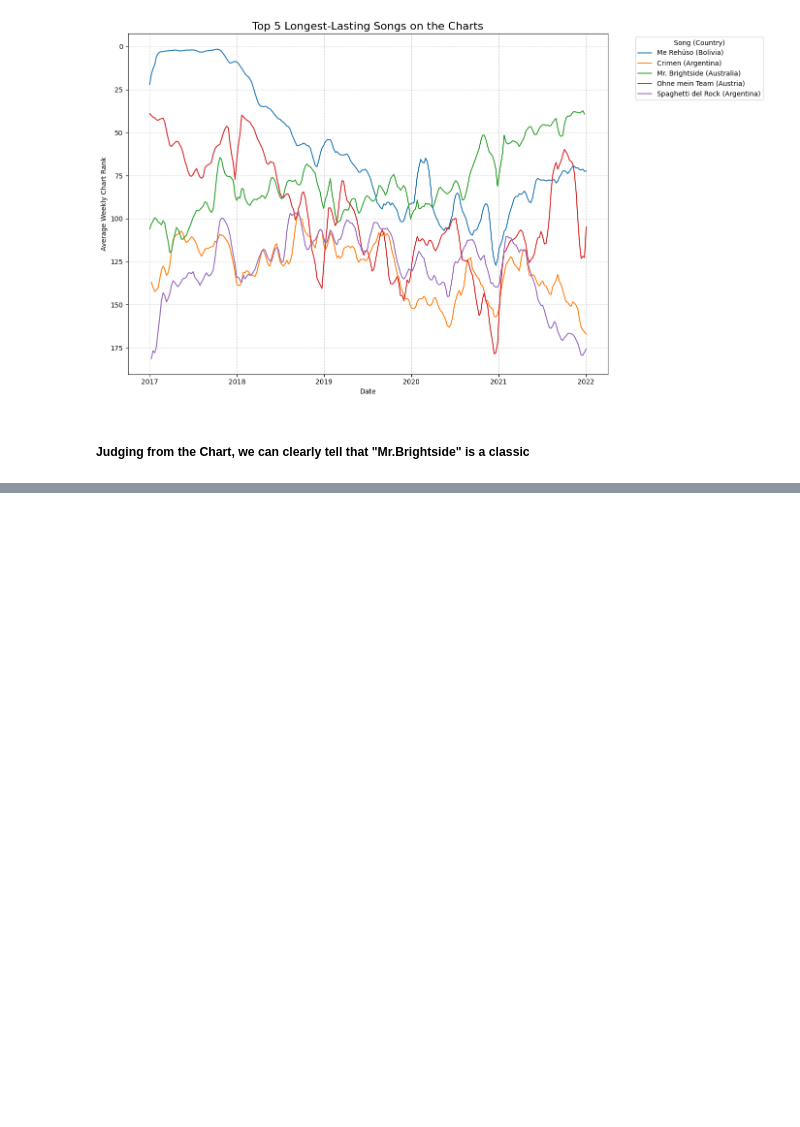
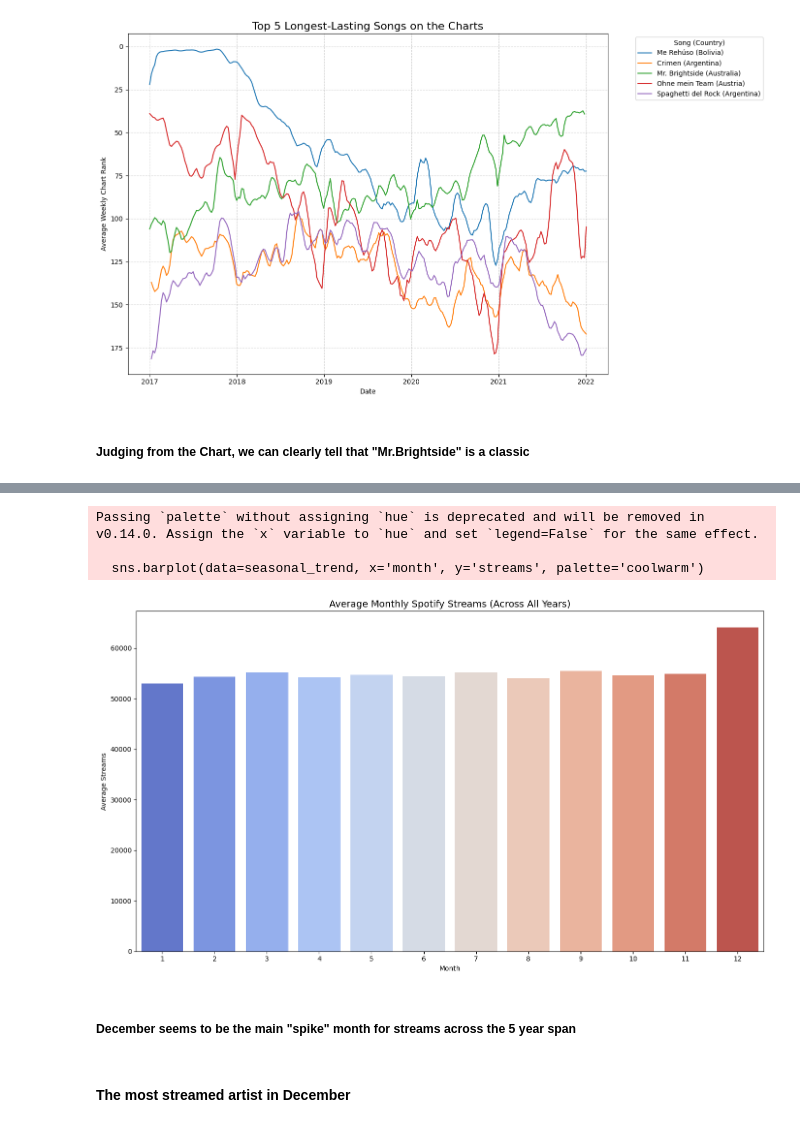
Before and after one commit to BarraHarrison/Spotify-Listening-Trends, a Jupyter notebook: main.ipynb, the cells around one changed output, grey strips where cells are left out. Saved outputs shown, nothing was run; the diff lists cells and outputs as text; code cells hidden in the pictures; blank space fills up the shorter version.

```diff
--- a/main.ipynb
+++ b/main.ipynb
@@ -452,0 +482,22 @@ plt.show()
+# %%
+# Group by month across all years
+seasonal_trend = df.groupby('month')['streams'].mean().reset_index()
+
+# Plot
+plt.figure(figsize=(14, 8))
+sns.barplot(data=seasonal_trend, x='month', y='streams', palette='coolwarm')
+
+plt.title('Average Monthly Spotify Streams (Across All Years)', fontsize=14)
+plt.xlabel('Month')
+plt.ylabel('Average Streams')
+plt.tight_layout()
+plt.show()
+# %% [output]
+Passing `palette` without assigning `hue` is deprecated and will be removed in v0.14.0. Assign the `x` variable to `hue` and set `legend=False` for the same effect.
+
+  sns.barplot(data=seasonal_trend, x='month', y='streams', palette='coolwarm')
+[figure, added]
+# %% [markdown]
+##### December seems to be the main "spike" month for streams across the 5 year span
+# %% [markdown]
+#### The most streamed artist in December
```
Also changed, not shown: parts of 18 cells of this notebook, 1 other file.
